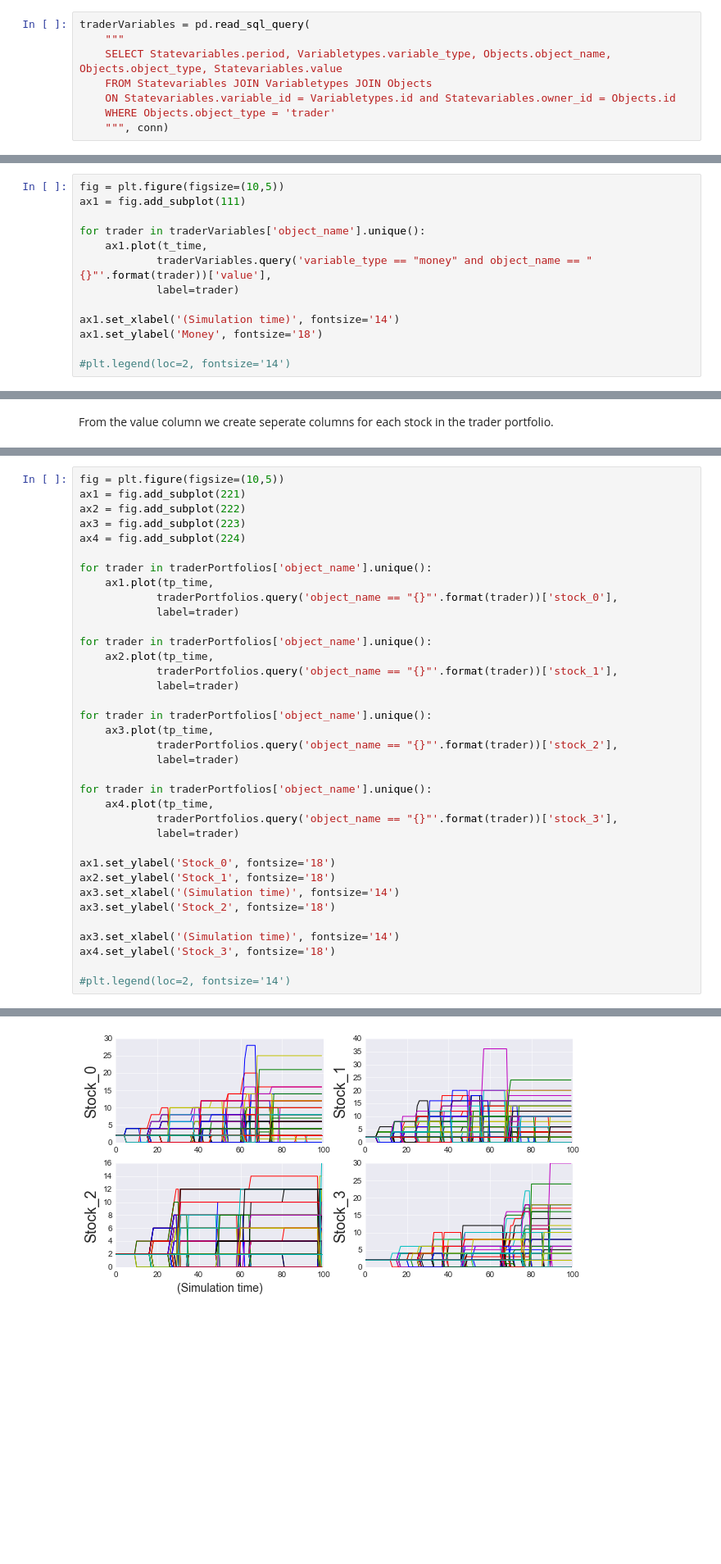
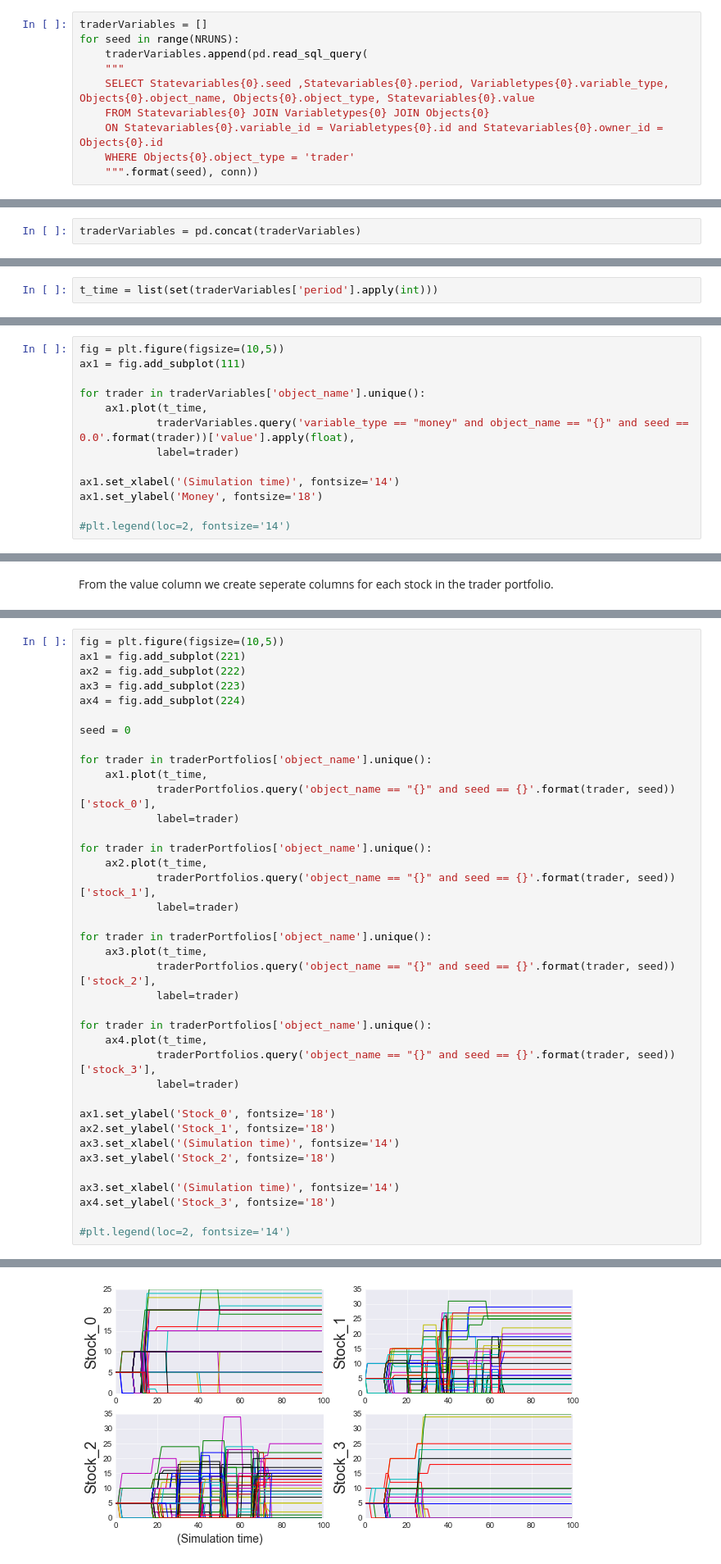
Before and after one commit to LCfP/Agent-Based-Stock-Market-Model, a Jupyter notebook: data_notebook.ipynb, the cells around one changed output, grey strips where cells are left out. Shown at 82% size. Saved outputs shown, nothing was run; the diff lists cells and outputs as text; blank space fills up the shorter version.

```diff
--- a/data_notebook.ipynb
+++ b/data_notebook.ipynb
@@ -138,10 +137,12 @@ In this section, we examine the state variables of traders. These are:
 * Bid-ask spread (**fixed**): *the percentage difference between the amount at which an agent is willing to buy and sell a stock.*
 * Memory size (**fixed**): *the amount of periods an agent remembers stock prices*
 # %%
-traderVariables = pd.read_sql_query(
+traderVariables = []
+for seed in range(NRUNS):
+    traderVariables.append(pd.read_sql_query(
     """
-    SELECT Statevariables.period, Variabletypes.variable_type, Objects.object_name, Objects.object_type, Statevariables.value
-    FROM Statevariables JOIN Variabletypes JOIN Objects
-    ON Statevariables.variable_id = Variabletypes.id and Statevariables.owner_id = Objects.id
-    WHERE Objects.object_type = 'trader'
-    """, conn)
+    SELECT Statevariables{0}.seed ,Statevariables{0}.period, Variabletypes{0}.variable_type, Objects{0}.object_name, Objects{0}.object_type, Statevariables{0}.value
+    FROM Statevariables{0} JOIN Variabletypes{0} JOIN Objects{0}
+    ON Statevariables{0}.variable_id = Variabletypes{0}.id and Statevariables{0}.owner_id = Objects{0}.id
+    WHERE Objects{0}.object_type = 'trader'
+    """.format(seed), conn))
@@ -151,0 +149,2 @@ t_time = traderVariables.query('variable_type == "money" and object_name == "tra
+# %%
+traderVariables = pd.concat(traderVariables)
@@ -152,3 +160,5 @@ t_time = traderVariables.query('variable_type == "money" and object_name == "tra
+# %%
+t_time = list(set(traderVariables['period'].apply(int)))
 # %% [markdown]
 #### 1.3.1 Money:
 Over time some traders trade more than other and thus their **money** either increases or decreases. All traders start out with money between 200 and 250 and over time this branches out to a distribution between 0 and 280.
@@ -158,7 +168,7 @@ ax1 = fig.add_subplot(111)
 
 for trader in traderVariables['object_name'].unique():
     ax1.plot(t_time,
-            traderVariables.query('variable_type == "money" and object_name == "{}"'.format(trader))['value'],
+            traderVariables.query('variable_type == "money" and object_name == "{}" and seed == 0.0'.format(trader))['value'].apply(float),
             label=trader)
 
 ax1.set_xlabel('(Simulation time)', fontsize='14')
@@ -219,42 +236,44 @@ tp_time = traderPortfolios.query('object_name == "trader_0"')['period']
 # %%
 fig = plt.figure(figsize=(10,5))
 ax1 = fig.add_subplot(221)
 ax2 = fig.add_subplot(222)
 ax3 = fig.add_subplot(223)
 ax4 = fig.add_subplot(224)
 
+seed = 0
+
 for trader in traderPortfolios['object_name'].unique():
-    ax1.plot(tp_time,
-            traderPortfolios.query('object_name == "{}"'.format(trader))['stock_0'],
+    ax1.plot(t_time,
+            traderPortfolios.query('object_name == "{}" and seed == {}'.format(trader, seed))['stock_0'],
             label=trader)
 
 for trader in traderPortfolios['object_name'].unique():
-    ax2.plot(tp_time,
-            traderPortfolios.query('object_name == "{}"'.format(trader))['stock_1'],
+    ax2.plot(t_time,
+            traderPortfolios.query('object_name == "{}" and seed == {}'.format(trader, seed))['stock_1'],
             label=trader)
 
 for trader in traderPortfolios['object_name'].unique():
-    ax3.plot(tp_time,
-            traderPortfolios.query('object_name == "{}"'.format(trader))['stock_2'],
+    ax3.plot(t_time,
+            traderPortfolios.query('object_name == "{}" and seed == {}'.format(trader, seed))['stock_2'],
             label=trader)
 
 for trader in traderPortfolios['object_name'].unique():
-    ax4.plot(tp_time,
-            traderPortfolios.query('object_name == "{}"'.format(trader))['stock_3'],
+    ax4.plot(t_time,
+            traderPortfolios.query('object_name == "{}" and seed == {}'.format(trader, seed))['stock_3'],
             label=trader)
 
 ax1.set_ylabel('Stock_0', fontsize='18')
 ax2.set_ylabel('Stock_1', fontsize='18')
 ax3.set_xlabel('(Simulation time)', fontsize='14')
 ax3.set_ylabel('Stock_2', fontsize='18')
 
 ax3.set_xlabel('(Simulation time)', fontsize='14')
 ax4.set_ylabel('Stock_3', fontsize='18')
 
 #plt.legend(loc=2, fontsize='14')
 # %% [output]
 <matplotlib.text.Text at 0x...>
-[figure, old version]
+[figure, new version]
 # %% [markdown]
 ## 2 Transactions
 Using the Transactions and Objects tables, I then analyse the transactions made by traders.
```
Also changed, not shown: parts of 28 cells of this notebook.
